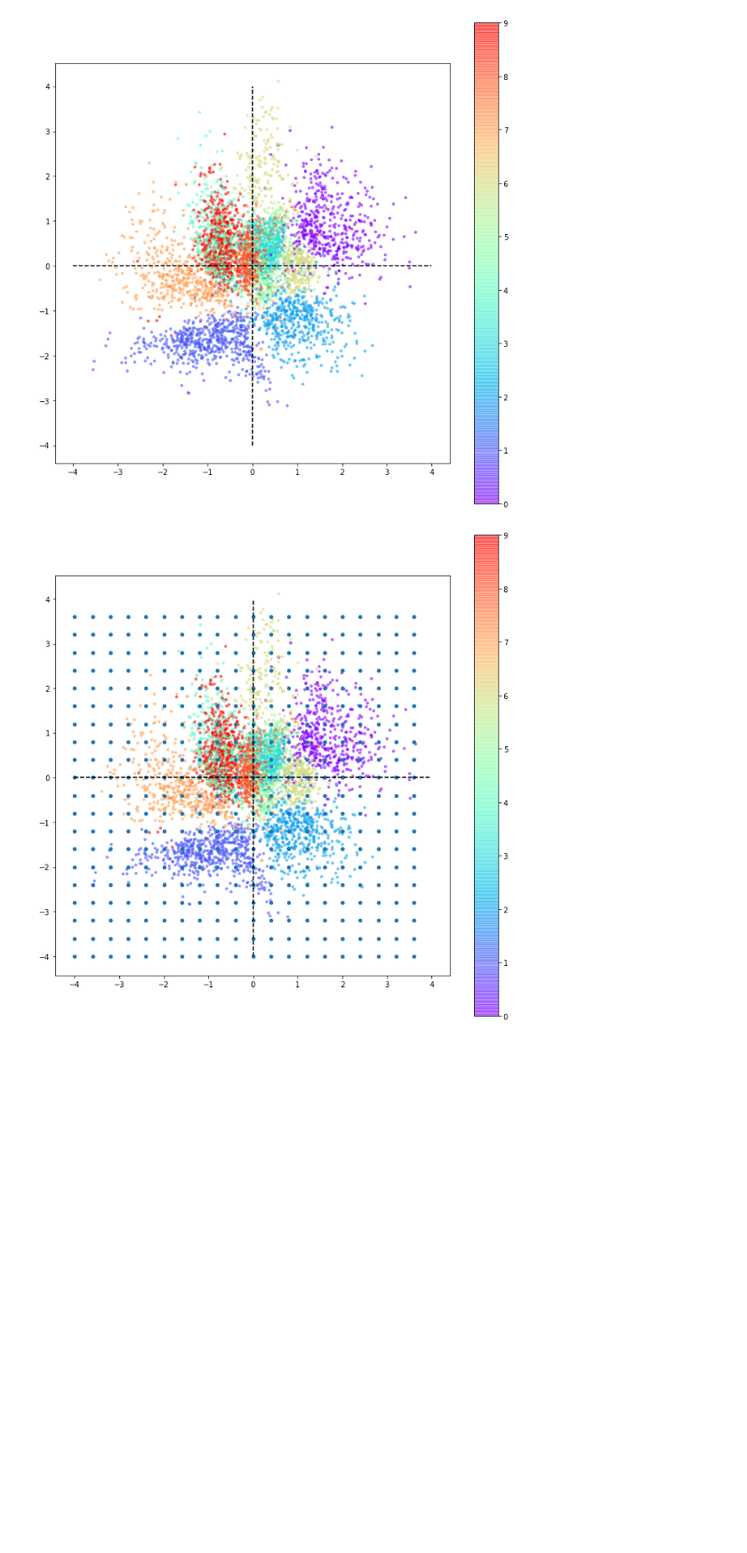
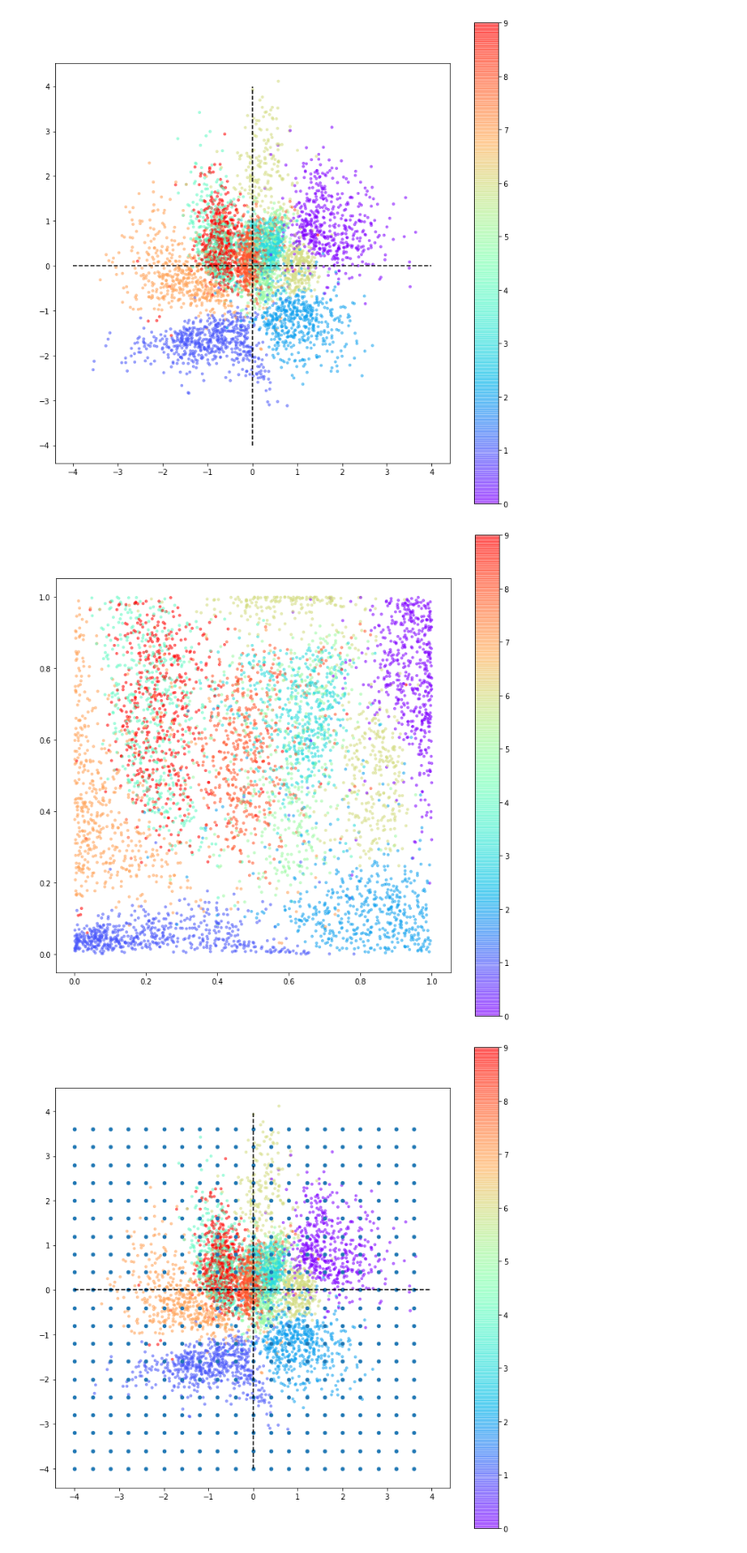
Before and after one commit to seiya-kumada/foster_cpp, a Jupyter notebook: ch_03_02/display.ipynb, the cells around one changed output. Shown at 89% size. Drawn from its saved outputs; the diff is of its cells as text; code cells hidden in the pictures; blank space fills up the shorter version.

```diff
--- a/ch_03_02/display.ipynb
+++ b/ch_03_02/display.ipynb
@@ -21,3 +21,12 @@ xs, ys  = load_points(PATH)
 print(len(xs))
 # %% [output]
 5000
+# %%
+from scipy.stats import norm
+import numpy as np
+
+z_points = np.empty((len(xs), 2))
+for i, (x, y) in enumerate(zip(xs, ys)):
+    z_points[i] = np.array([x, y])
+p_points = norm.cdf(z_points)
+print(p_points.shape)
@@ -44,6 +55,16 @@ plt.colorbar()
 plt.show()
 # %% [output]
 [figure]
+# %%
+plt.figure(figsize=(12, 12))
+plt.scatter(p_points[:, 0], p_points[:, 1], cmap='rainbow', c=ts,  alpha=0.5, s=10)
+# plt.vlines([0], ymin=-4, ymax=4, linestyle="dashed")
+# plt.hlines([0], xmin=-4, xmax=4, linestyle="dashed")
+plt.gca().set_aspect('equal', adjustable='box')
+plt.colorbar()
+plt.show()
+# %% [output]
+[figure, added]
 # %%
 GENERATED_POINTS_PATH = "/home/ubuntu/data/foster/ch03_04/grid/grid_points.txt"
 # %%
```
Also changed, not shown: parts of 1 cell of this notebook, 8 other files.
